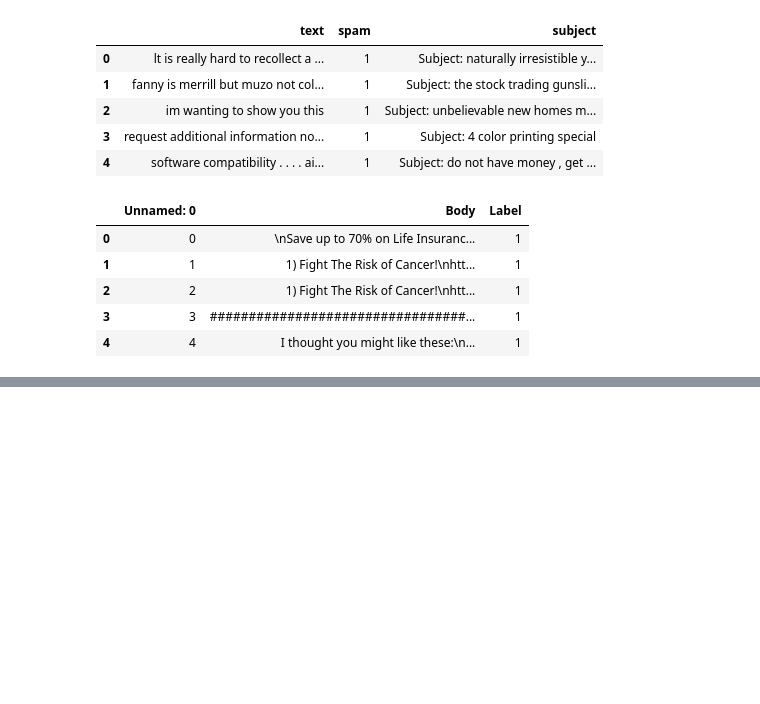
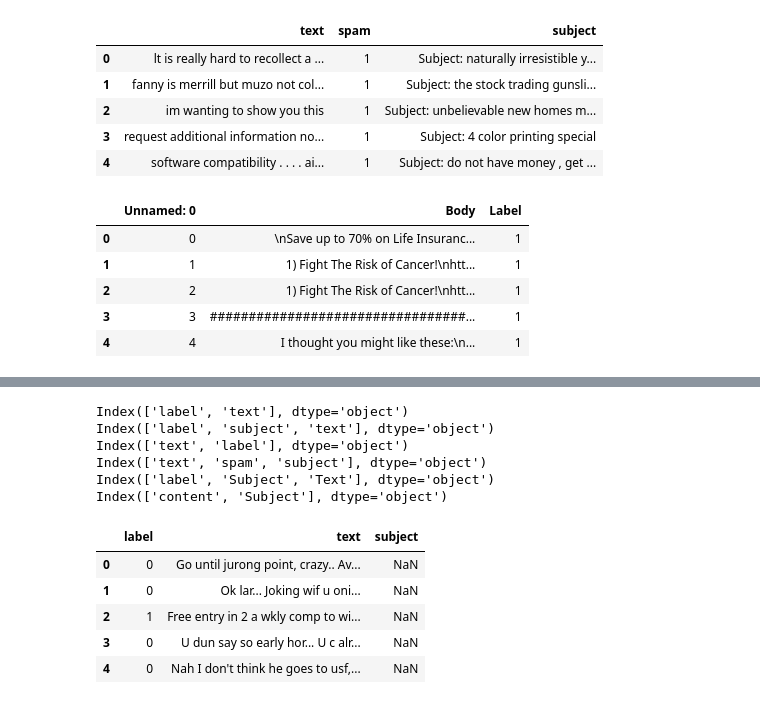
Before and after one commit to ragibglv/YZV311E_Data_Mining_Project, a Jupyter notebook: data_merge.ipynb, the cells around one changed output, grey strips where cells are left out. Drawn from its saved outputs; the diff is of its cells as text; code cells hidden in the pictures; blank space fills up the shorter version.

```diff
--- a/data_merge.ipynb
+++ b/data_merge.ipynb
@@ -251,0 +354,33 @@ AttributeError: 'float' object has no attribute 'split'
+# %%
+print(data1.columns)
+print(data2.columns)
+print(data3.columns)
+print(data4.columns)
+print(data5.columns)
+print(data6.columns)
+# %% [output]
+Index(['label', 'text'], dtype='object')
+Index(['label', 'subject', 'text'], dtype='object')
+Index(['text', 'label'], dtype='object')
+Index(['text', 'spam', 'subject'], dtype='object')
+Index(['label', 'Subject', 'Text'], dtype='object')
+Index(['content', 'Subject'], dtype='object')
+# %%
+# we will set all the names as label and text and if any, subject
+data4.rename(columns={'spam': 'label', 'text': 'text', 'subject': 'subject'}, inplace=True)
+data5.rename(columns={'Subject': 'subject', 'Text': 'text'}, inplace=True)
+data6.rename(columns={'content': 'text', 'subject': 'subject'}, inplace=True)
+# %%
+# we will now merge the first 5 datasets (train dataset)
+# if there are no subject column, we will create one and set it as NaN
+
+data = pd.concat([data1, data2, data3, data4, data5], ignore_index=True, sort=False)
+# %%
+data.head()
+# %% [output]
+|  | label | text | subject |
+| 0 | 0 | Go until jurong point, crazy.. Av... | NaN |
+| 1 | 0 | Ok lar... Joking wif u oni... | NaN |
+| 2 | 1 | Free entry in 2 a wkly comp to wi... | NaN |
+| 3 | 0 | U dun say so early hor... U c alr... | NaN |
+| 4 | 0 | Nah I don't think he goes to usf,... | NaN |
```
Also changed, not shown: parts of 15 cells of this notebook.
